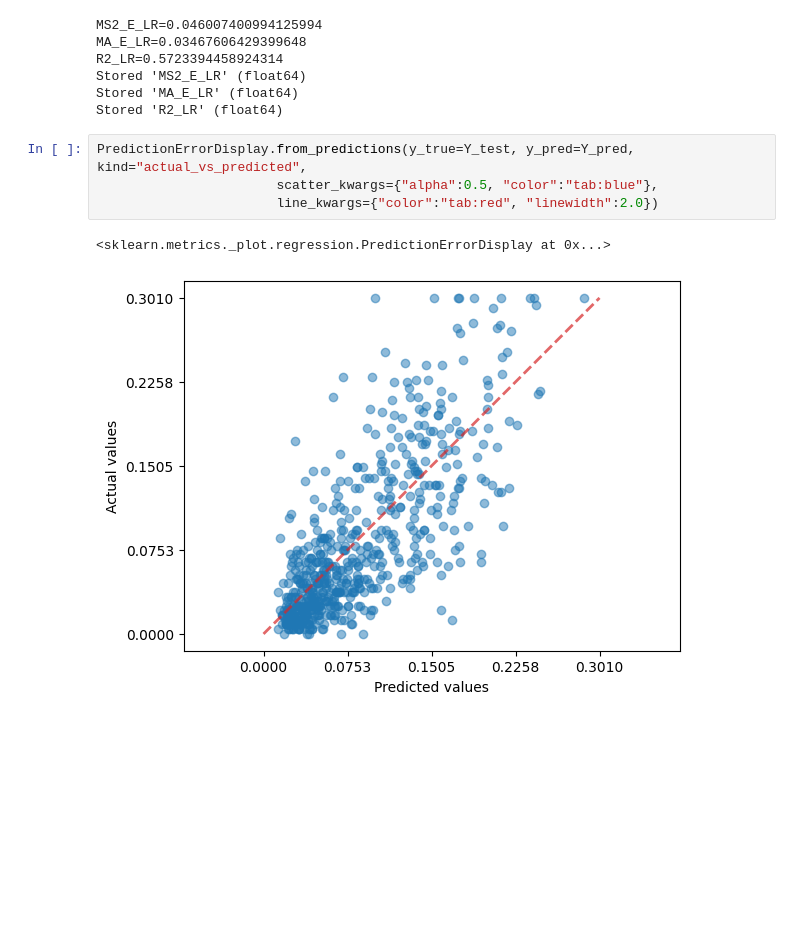
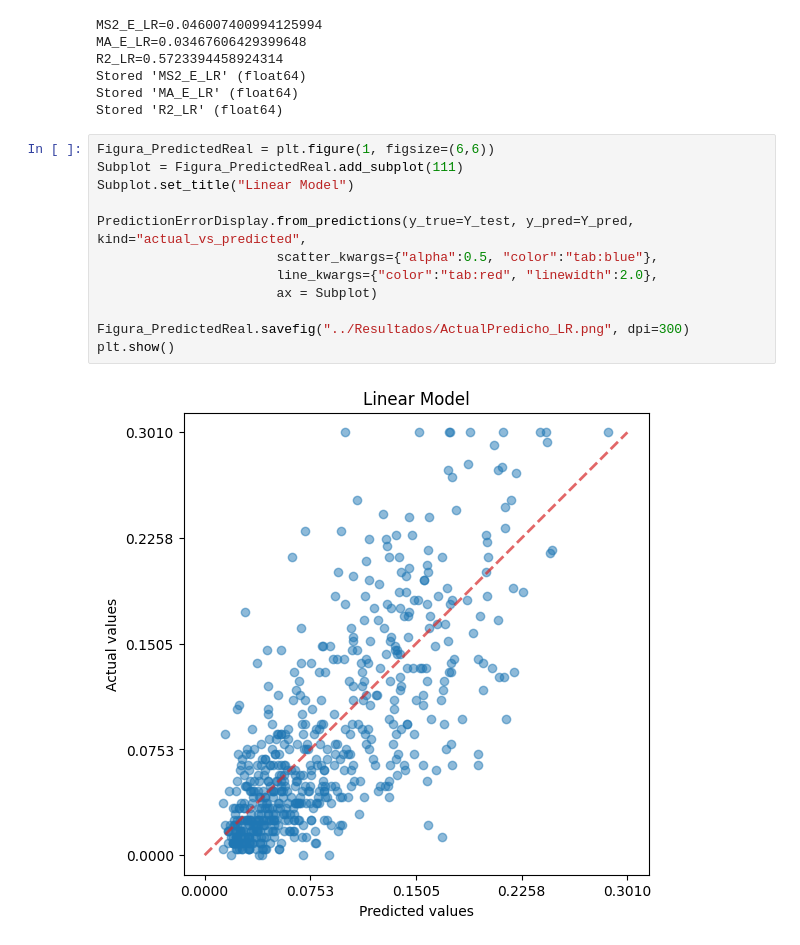
Before and after one commit to FedeSS99/Proyecto-Crystal-TEC, a Jupyter notebook: Models/LinearRegressor.ipynb, the cells around one changed output. Saved outputs shown, nothing was run; the diff lists cells and outputs as text; blank space fills up the shorter version.

```diff
--- a/Models/LinearRegressor.ipynb
+++ b/Models/LinearRegressor.ipynb
@@ -73,9 +73,16 @@ Stored 'MS2_E_LR' (float64)
 Stored 'MA_E_LR' (float64)
 Stored 'R2_LR' (float64)
 # %%
+Figura_PredictedReal = plt.figure(1, figsize=(6,6))
+Subplot = Figura_PredictedReal.add_subplot(111)
+Subplot.set_title("Linear Model")
+
 PredictionErrorDisplay.from_predictions(y_true=Y_test, y_pred=Y_pred, kind="actual_vs_predicted",
                        scatter_kwargs={"alpha":0.5, "color":"tab:blue"},
-                       line_kwargs={"color":"tab:red", "linewidth":2.0})
+                       line_kwargs={"color":"tab:red", "linewidth":2.0},
+                       ax = Subplot)
+
+Figura_PredictedReal.savefig("../Resultados/ActualPredicho_LR.png", dpi=300)
+plt.show()
 # %% [output]
-<sklearn.metrics._plot.regression.PredictionErrorDisplay at 0x...>
-[figure, old version]
+[figure, new version]
```
Also changed, not shown: 6 other files.
